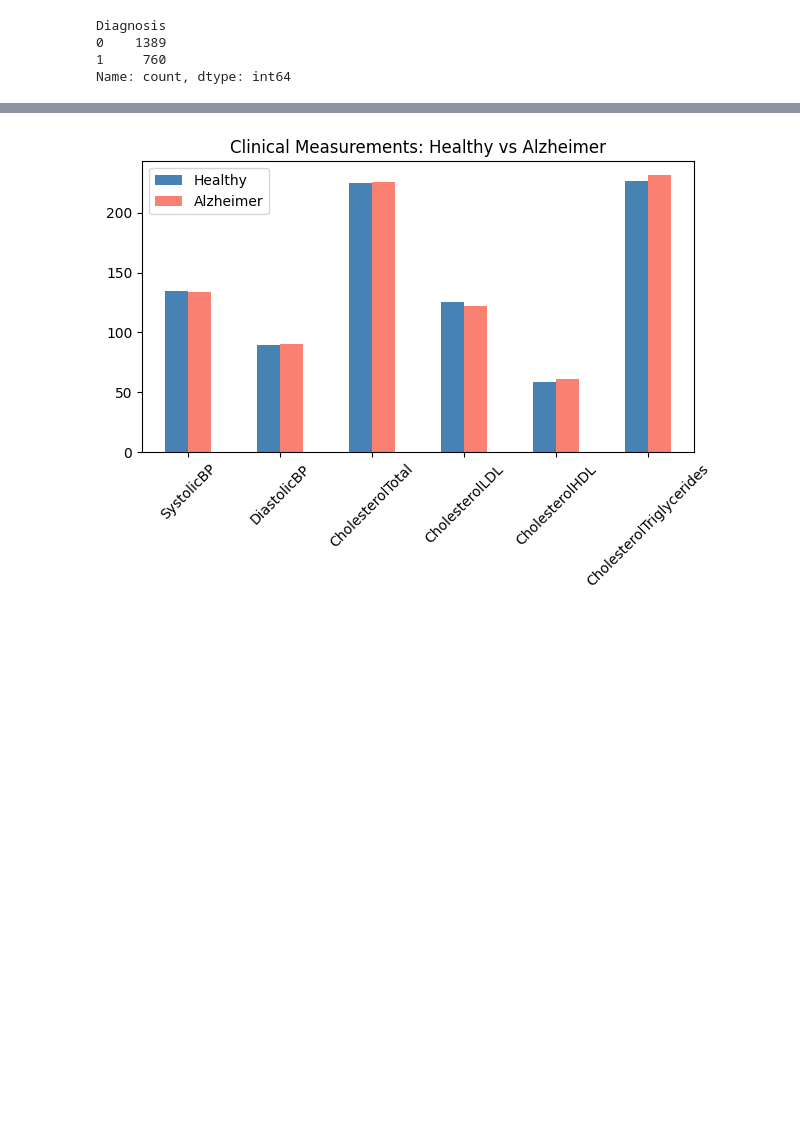
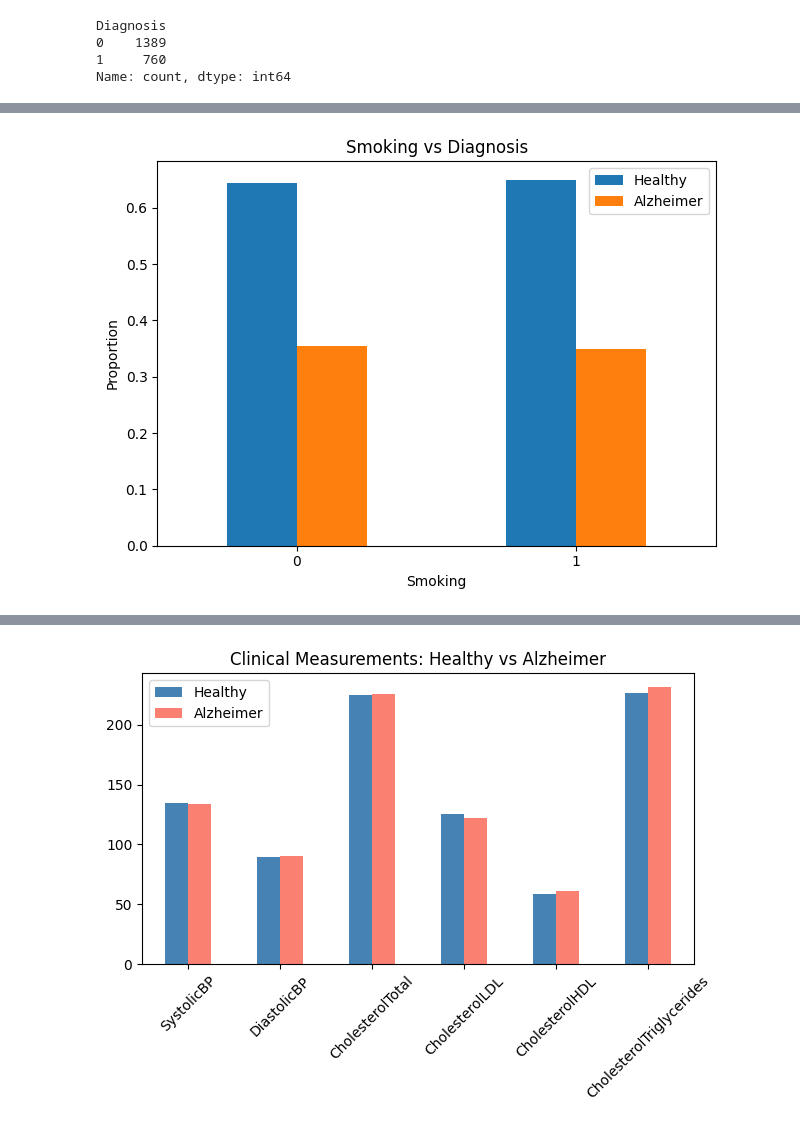
Before and after one commit to JanaMakary/Factors-Associated-with-Alzheimer-s, a Jupyter notebook: analysis.ipynb, the cells around one changed output, grey strips where cells are left out. Cells and saved outputs as stored; diff of their text form; code cells hidden in the pictures; blank space fills up the shorter version.

```diff
--- a/analysis.ipynb
+++ b/analysis.ipynb
@@ -333,0 +234,15 @@ pd.crosstab(df['Hypertension']
+# %%
+crosstab = pd.crosstab(df['Smoking'], df['Diagnosis'], normalize='index')
+
+crosstab.plot(kind='bar')
+
+plt.title('Smoking vs Diagnosis')
+plt.xlabel('Smoking')
+plt.ylabel('Proportion')
+plt.xticks(rotation=0)
+plt.legend(['Healthy', 'Alzheimer'])
+
+plt.tight_layout()
+plt.show()
+# %% [output]
+[figure, added]
```
Also changed, not shown: parts of 22 cells of this notebook.
